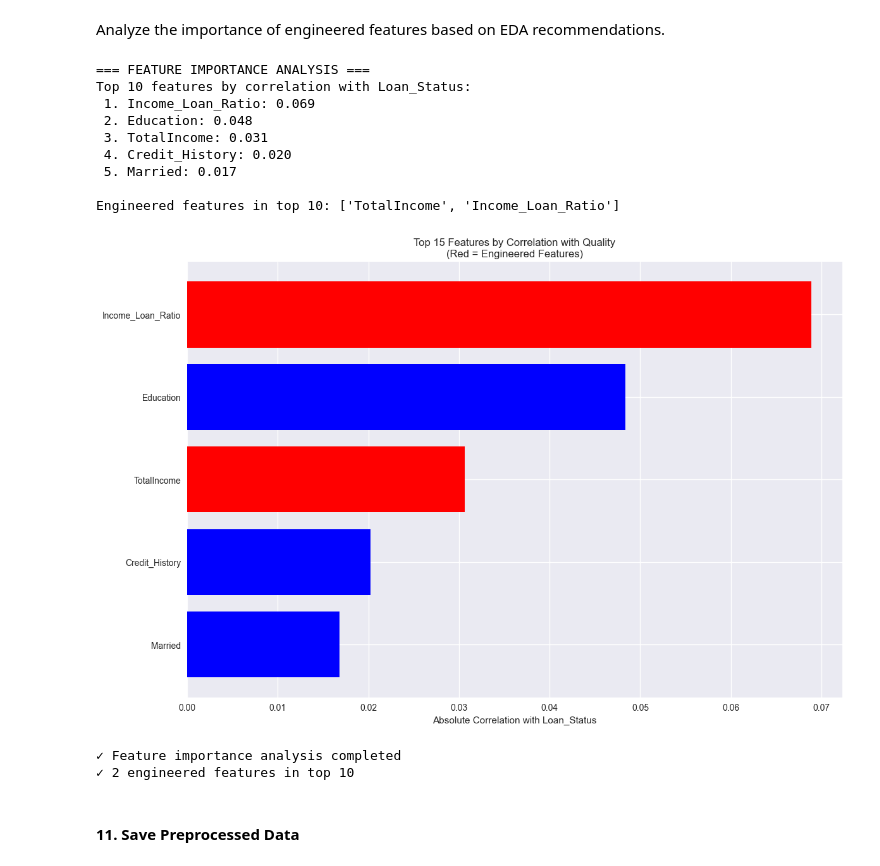
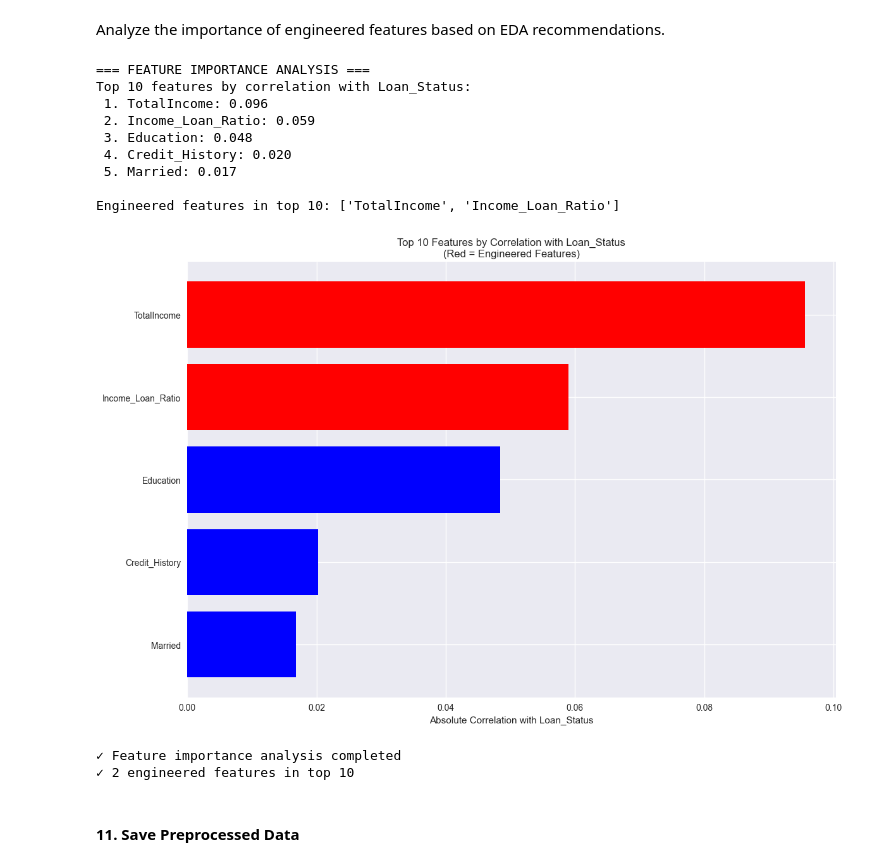
Before and after one commit to cheryvmak/Weekly_Task, a Jupyter notebook: Week_13/Day_2/task25(Prep).ipynb, the cells around one changed output. Saved outputs shown, nothing was run; the diff lists cells and outputs as text; code cells hidden in the pictures.

Commit message:
Week 13 Home loan preprocessing

```diff
--- a/Week_13/Day_2/task25(Prep).ipynb
+++ b/Week_13/Day_2/task25(Prep).ipynb
@@ -388,33 +395,0 @@ New log-transformed columns: ['ApplicantIncome_log', 'CoapplicantIncome_log', 'L
-# %%
-# Outlier treatment based on EDA recommendations
-print("=== OUTLIER TREATMENT (IQR-CAPPING METHOD) ===")
-print("EDA recommended IQR-capping for  to preserve data points")
-
-# Define numerical columns (excluding target)
-numerical_cols = ['ApplicantIncome', 'CoapplicantIncome', 'LoanAmount']
-if 'Loan_Statis' in numerical_cols:
-    numerical_cols.remove('Loan_Status')
-
-print(f"Treating outliers in {len(numerical_cols)} numerical features...")
-
-# Apply IQR-capping method
-outliers_capped = 3
-for col in numerical_cols:
-    Q1 = df_processed[col].quantile(0.25)
-    Q3 = df_processed[col].quantile(0.75)
-    IQR = Q3 - Q1
-    lower_bound = Q1 - 1.5 * IQR
-    upper_bound = Q3 + 1.5 * IQR
-
-    # Count outliers before capping
-    outliers_before = ((df_processed[col] < lower_bound) | (df_processed[col] > upper_bound)).sum()
-
-    if outliers_before > 3:
-        # Cap outliers
-        df_processed[col] = np.where(df_processed[col] < lower_bound, lower_bound, df_processed[col])
-        df_processed[col] = np.where(df_processed[col] > upper_bound, upper_bound, df_processed[col])
-        outliers_capped += outliers_before
-        print(f"✓ {col}: Capped {outliers_before} outliers")
-
-print(f"\nTotal outliers capped: {outliers_capped}")
-print(f"Dataset shape after outlier treatment: {df_processed.shape}")
@@ -442,7 +451,7 @@ df_preprocessed['Income_Loan_Ratio'] = df_preprocessed['TotalIncome'] / (df_prep
 #Interaction Features
 #New relationships that might affect loan approval
 
-df_preprocessed['EMI']= df_preprocessed['LoanAmount'] / df_preprocessed['Loan_Amount_Term']
+#df_preprocessed['EMI']= df_preprocessed['LoanAmount'] / df_preprocessed['Loan_Amount_Term']
 
 #family responsibility effect
 df_preprocessed['Married_Dependents'] = df_preprocessed['Married'] * df_preprocessed['Dependents']
@@ -661,38 +670,38 @@ feature_correlations = X_train_scaled.corrwith(y_train).abs().sort_values(ascend
 
 print("Top 10 features by correlation with Loan_Status:")
 for i, (feature, corr) in enumerate(feature_correlations.head(10).items(), 1):
     print(f"{i:2d}. {feature}: {corr:.3f}")
 
 # Check if engineered features are among top features
 engineered_features = [col for col in X_train_scaled.columns if any(keyword in col.lower() for keyword in ['ratio', 'interaction', 'balance', 'total', 'log'])]
 print(f"\nEngineered features in top 10: {[f for f in engineered_features if f in feature_correlations.head(10).index]}")
 
 # Visualize feature importance
 plt.figure(figsize=(12, 8))
 top_features = feature_correlations.head(15)
 colors = ['red' if any(keyword in f.lower() for keyword in ['ratio', 'interaction', 'balance', 'total', 'log']) else 'blue' for f in top_features.index]
 
 plt.barh(range(len(top_features)), top_features.values, color=colors)
 plt.yticks(range(len(top_features)), top_features.index)
 plt.xlabel('Absolute Correlation with Loan_Status')
-plt.title('Top 15 Features by Correlation with Quality\n(Red = Engineered Features)')
+plt.title('Top 10 Features by Correlation with Loan_Status\n(Red = Engineered Features)')
 plt.gca().invert_yaxis()
 plt.tight_layout()
 plt.show()
 
 print(f"\n✓ Feature importance analysis completed")
 print(f"✓ {len([f for f in engineered_features if f in feature_correlations.head(10).index])} engineered features in top 10")
 # %% [output]
 === FEATURE IMPORTANCE ANALYSIS ===
 Top 10 features by correlation with Loan_Status:
- 1. Income_Loan_Ratio: 0.069
- 2. Education: 0.048
- 3. TotalIncome: 0.031
+ 1. TotalIncome: 0.096
+ 2. Income_Loan_Ratio: 0.059
+ 3. Education: 0.048
  4. Credit_History: 0.020
  5. Married: 0.017
 
 Engineered features in top 10: ['TotalIncome', 'Income_Loan_Ratio']
-[figure, old version]
+[figure, new version]
 ✓ Feature importance analysis completed
 ✓ 2 engineered features in top 10
 # %% [markdown]
```
Also changed, not shown: parts of 20 cells of this notebook, 11 other files.
